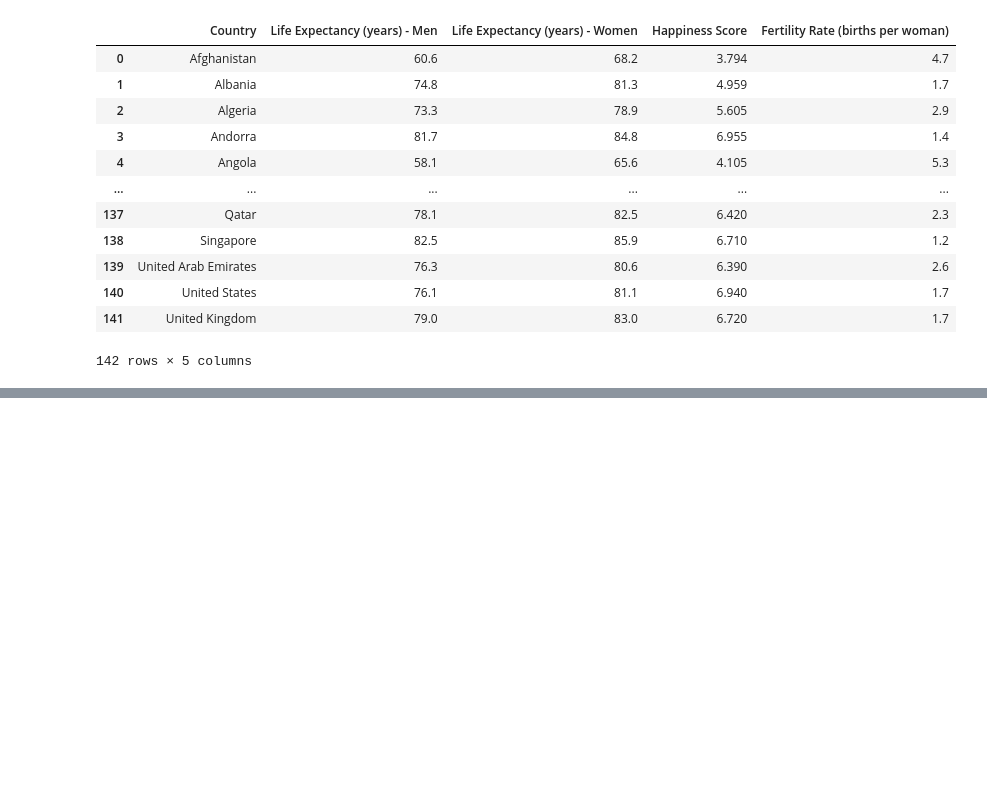
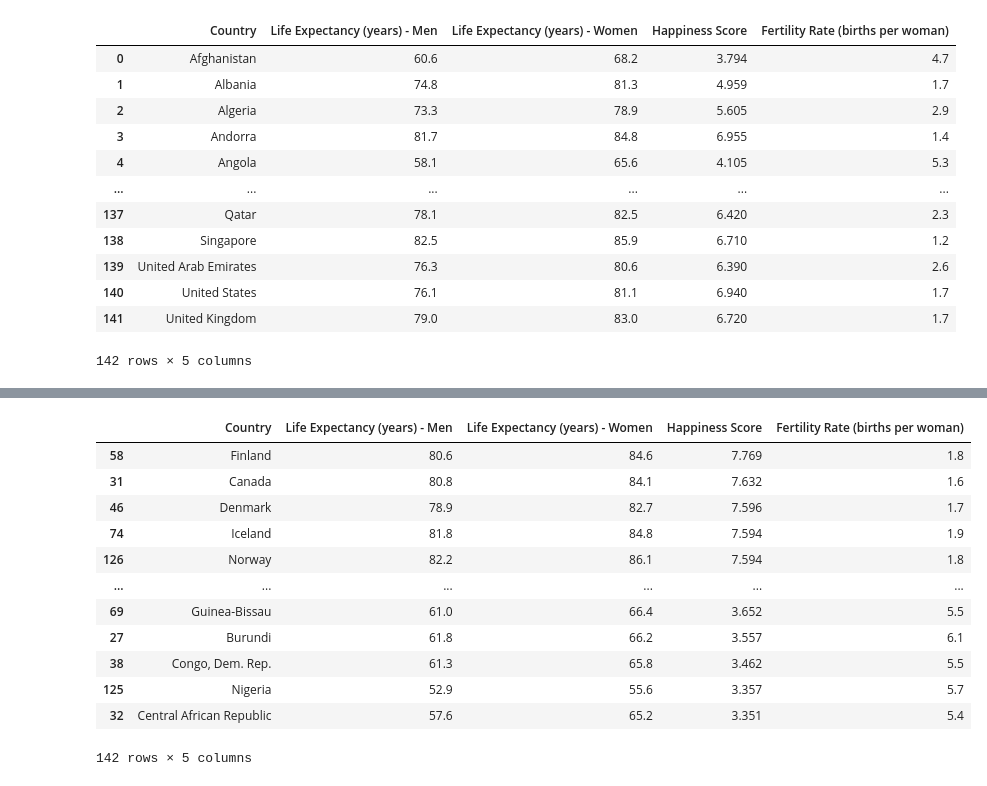
Before and after one commit to AbdullahSangha/Kaggle, a Jupyter notebook: it-s-all-about-life.ipynb, the cells around one changed output, grey strips where cells are left out. Saved outputs shown, nothing was run; the diff lists cells and outputs as text; code cells hidden in the pictures; blank space fills up the shorter version.

Commit message:
Kaggle Notebook | it's all about life | Version 3

```diff
--- a/it-s-all-about-life.ipynb
+++ b/it-s-all-about-life.ipynb
@@ -350,3 +350,19 @@ fig = px.scatter(df1, x="Life Expectancy (years) - Men", y="Life Expectancy (yea
 fig.show()
 # %% [output]
 [interactive output not drawn]
+# %%
+top_df
+# %% [output]
+|  | Country | Life Expectancy (years) - Men | Life Expectancy (years) - Women | Happiness Score | Fertility Rate (births per woman) |
+| 58 | Finland | 80.6 | 84.6 | 7.769 | 1.8 |
+| 31 | Canada | 80.8 | 84.1 | 7.632 | 1.6 |
+| 46 | Denmark | 78.9 | 82.7 | 7.596 | 1.7 |
+| 74 | Iceland | 81.8 | 84.8 | 7.594 | 1.9 |
+| 126 | Norway | 82.2 | 86.1 | 7.594 | 1.8 |
+| ... | ... | ... | ... | ... | ... |
+| 69 | Guinea-Bissau | 61.0 | 66.4 | 3.652 | 5.5 |
+| 27 | Burundi | 61.8 | 66.2 | 3.557 | 6.1 |
+| 38 | Congo, Dem. Rep. | 61.3 | 65.8 | 3.462 | 5.5 |
+| 125 | Nigeria | 52.9 | 55.6 | 3.357 | 5.7 |
+| 32 | Central African Republic | 57.6 | 65.2 | 3.351 | 5.4 |
+142 rows × 5 columns
```
Also changed, not shown: parts of 3 cells of this notebook.
